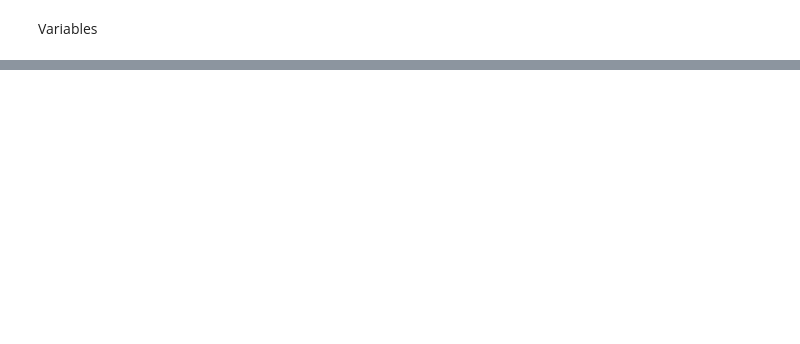
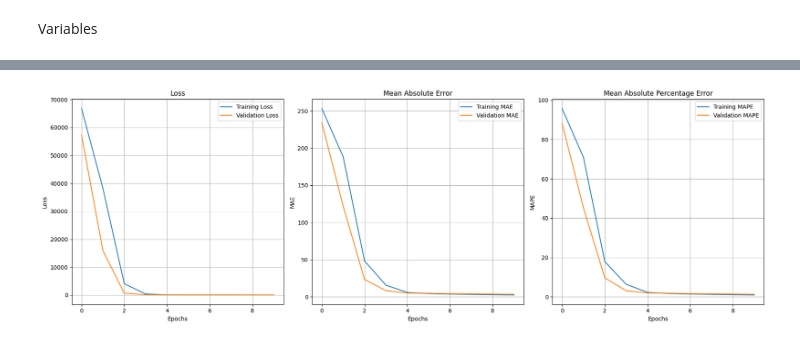
Before and after one commit to spulidod/Proyecto3_acdt, a Jupyter notebook: Modelo_Regresion.ipynb, the cells around one changed output, grey strips where cells are left out. Drawn from its saved outputs; the diff is of its cells as text; code cells hidden in the pictures; blank space fills up the shorter version.

```diff
--- a/Modelo_Regresion.ipynb
+++ b/Modelo_Regresion.ipynb
@@ -77,0 +259,3 @@ y_test = np.array(y_test, dtype=np.float32)
+# %%
+num_neurons_list = [2 ** i for i in range(3, 9)]
+num_neurons_list
@@ -77,0 +264,5 @@ y_test = np.array(y_test, dtype=np.float32)
+# %%
+histories = {}
+for neuronas in num_neurons_list:
+    combinacion = f"{neuronas} neuronas"
+    histories[combinacion] = build_and_train_model(tf.keras.optimizers.Adam(learning_rate=0.001),'linear',neuronas)
@@ -329,0 +310,12 @@ Mas métricas
+# %%
+#Corro el modelo final
+
+# Optimizer, activation, and neurons settings
+optimizer = tf.keras.optimizers.Adam(learning_rate=0.001)
+activacion = 'linear'
+neuronas = 128
+
+# Entrenar el modelo y obtener el historial
+retorno=build_and_train_model(optimizer,activacion,neuronas)
+model=retorno[0]
+history_final = retorno[1]
@@ -329,0 +344,40 @@ Mas métricas
+# %%
+import matplotlib.pyplot as plt
+
+def plot_results(history):
+    fig, axs = plt.subplots(1, 3, figsize=(18, 6))  # 1 fila, 3 columnas para graficar todas las métricas
+
+    # Graficar pérdida (loss)
+    axs[0].plot(history.history['loss'], label='Training Loss')
+    axs[0].plot(history.history['val_loss'], label='Validation Loss')
+    axs[0].set_title('Loss')
+    axs[0].set_xlabel('Epochs')
+    axs[0].set_ylabel('Loss')
+    axs[0].legend()
+    axs[0].grid()
+
+    # Graficar Mean Absolute Error (MAE)
+    axs[1].plot(history.history['mean_absolute_error'], label='Training MAE')
+    axs[1].plot(history.history['val_mean_absolute_error'], label='Validation MAE')
+    axs[1].set_title('Mean Absolute Error')
+    axs[1].set_xlabel('Epochs')
+    axs[1].set_ylabel('MAE')
+    axs[1].legend()
+    axs[1].grid()
+
+    # Graficar Mean Absolute Percentage Error (MAPE)
+    axs[2].plot(history.history['mean_absolute_percentage_error'], label='Training MAPE')
+    axs[2].plot(history.history['val_mean_absolute_percentage_error'], label='Validation MAPE')
+    axs[2].set_title('Mean Absolute Percentage Error')
+    axs[2].set_xlabel('Epochs')
+    axs[2].set_ylabel('MAPE')
+    axs[2].legend()
+    axs[2].grid()
+
+    plt.tight_layout()
+    plt.show()
+
+# Llamar a la función para graficar
+plot_results(history_final)
+# %% [output]
+[figure, added]
```
Also changed, not shown: parts of 22 cells of this notebook.
